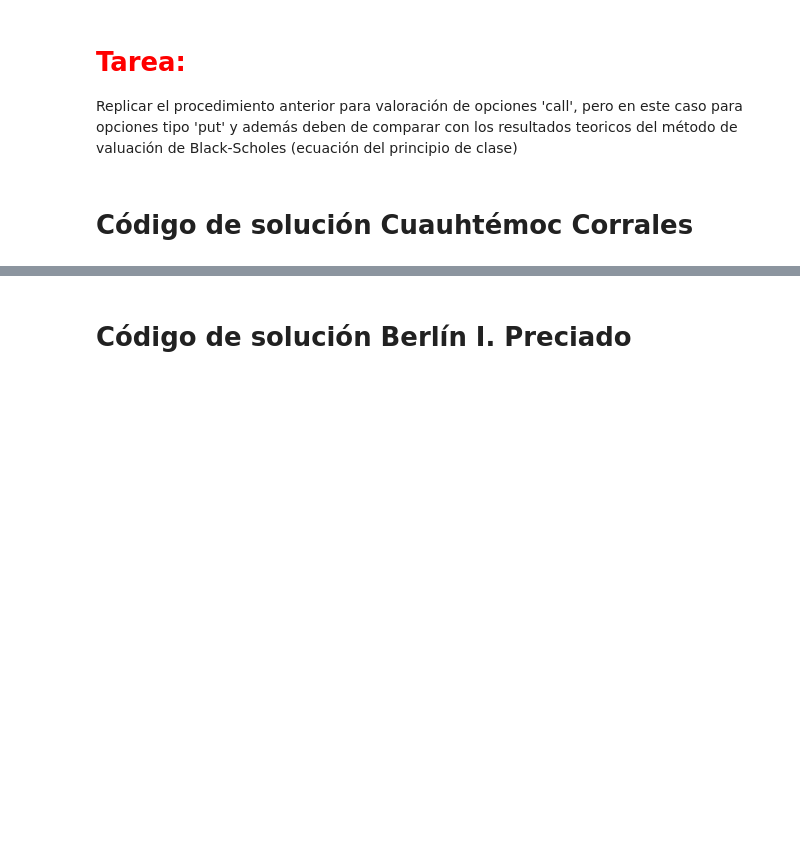
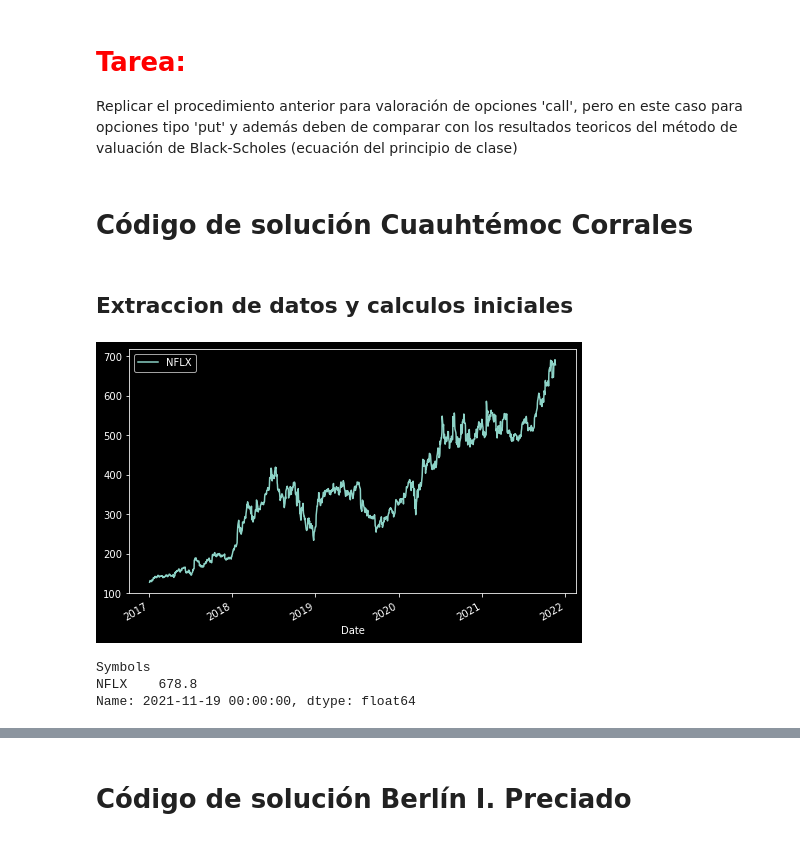
Before and after one commit to CuauhtemocCC/Tarea8_CCORRALES_BIPRECIADO, a Jupyter notebook: Tarea8_CCorrales_BIPreciado.ipynb, the cells around one changed output, grey strips where cells are left out. Saved outputs shown, nothing was run; the diff lists cells and outputs as text; code cells hidden in the pictures; blank space fills up the shorter version.

```diff
--- a/Tarea8_CCorrales_BIPreciado.ipynb
+++ b/Tarea8_CCorrales_BIPreciado.ipynb
@@ -49,6 +49,8 @@ pd.set_option('display.width', 78)
 pd.set_option('precision', 3)
 # %% [markdown]
 # Código de solución Cuauhtémoc Corrales
+# %% [markdown]
+## Extraccion de datos y calculos iniciales
 # %%
 # Función para descargar precios de cierre ajustados:
 def get_adj_closes(tickers, start_date=None, end_date=None):
@@ -62,0 +68,19 @@ def get_adj_closes(tickers, start_date=None, end_date=None):
+# %%
+# Grafica de los precios de cierre de Netflix
+plt.style.use(['dark_background'])
+
+ticker = ['NFLX']
+start_date = '2017-01-01'
+
+closes_aapl = get_adj_closes(ticker, start_date)
+closes_aapl.plot(figsize=(8,5));
+plt.legend(ticker);
+# %% [output]
+[figure, added]
+# %%
+# Ultimo precio de cierre de la accion
+closes_aapl.iloc[-1]
+# %% [output]
+Symbols
+NFLX    678.8
+Name: 2021-11-19 00:00:00, dtype: float64
```
Also changed, not shown: parts of 13 cells of this notebook.
